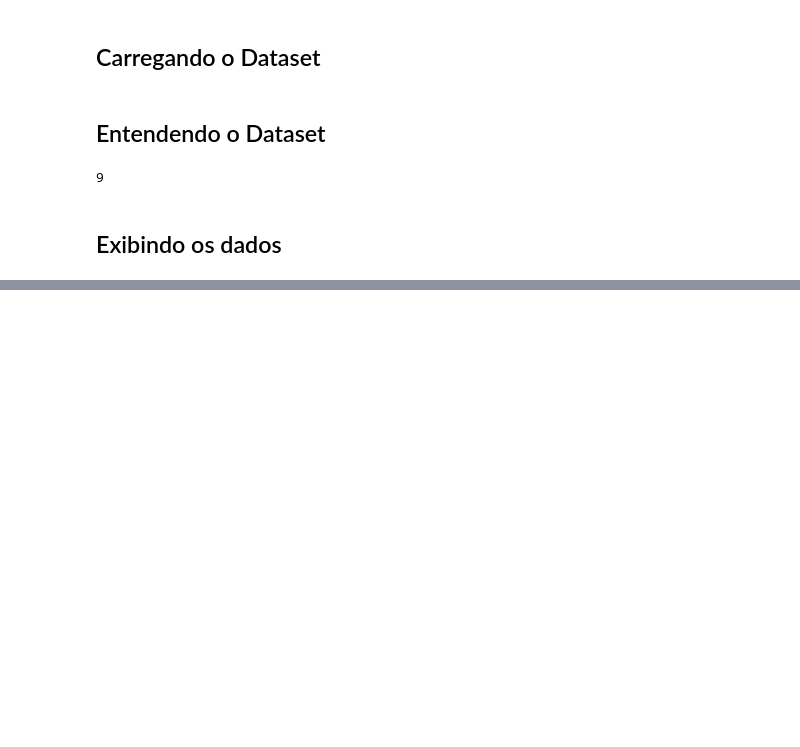
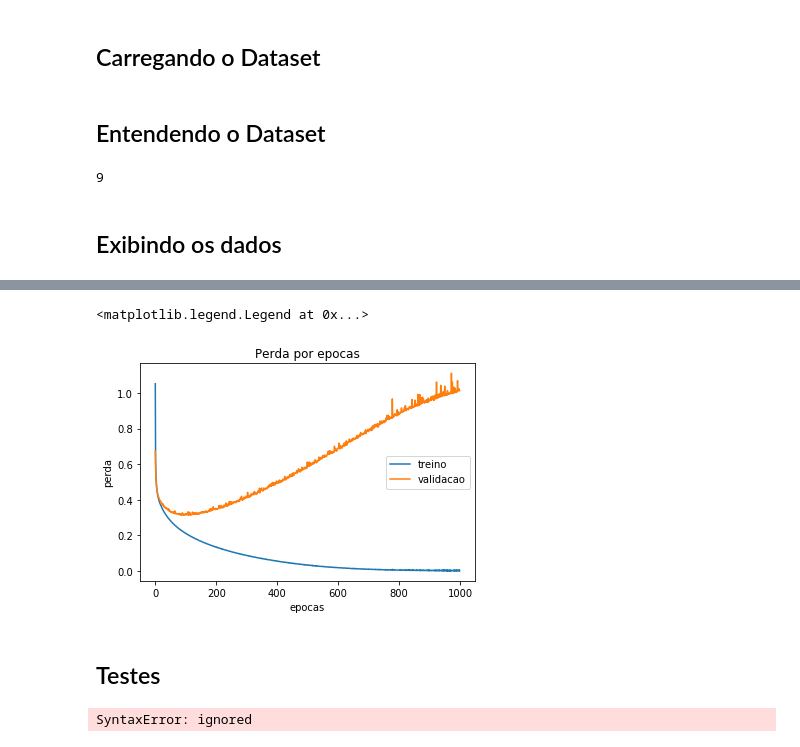
Before and after one commit to Carneiro99/Deep_learning-w-Python-and-Keras-fashion_mnist, a Jupyter notebook: Deep_learning_w_Keras_and_fashion_mnist.ipynb, the cells around one changed output, grey strips where cells are left out. Saved outputs shown, nothing was run; the diff lists cells and outputs as text; code cells hidden in the pictures; blank space fills up the shorter version.

```diff
--- a/Deep_learning_w_Keras_and_fashion_mnist.ipynb
+++ b/Deep_learning_w_Keras_and_fashion_mnist.ipynb
@@ -62,0 +102,18 @@ Train on 60000 samples
+# %%
+plt.plot(historico.history['loss'])
+plt.plot(historico.history['val_loss'])
+plt.title('Perda por epocas')
+plt.xlabel('epocas')
+plt.ylabel('perda')
+plt.legend(['treino', 'validacao'])
+# %% [output]
+<matplotlib.legend.Legend at 0x...>
+[figure, added]
+# %% [markdown]
+## Testes
+# %%
+testes = modelo.predict(imagens_teste)
+print('Resultado do teste: ', np.argmax(testes[0]))
+print('Numero da imagem de teste: ' id_teste[0])
+# %% [output]
+SyntaxError: ignored
```
Also changed, not shown: parts of 8 cells of this notebook.
